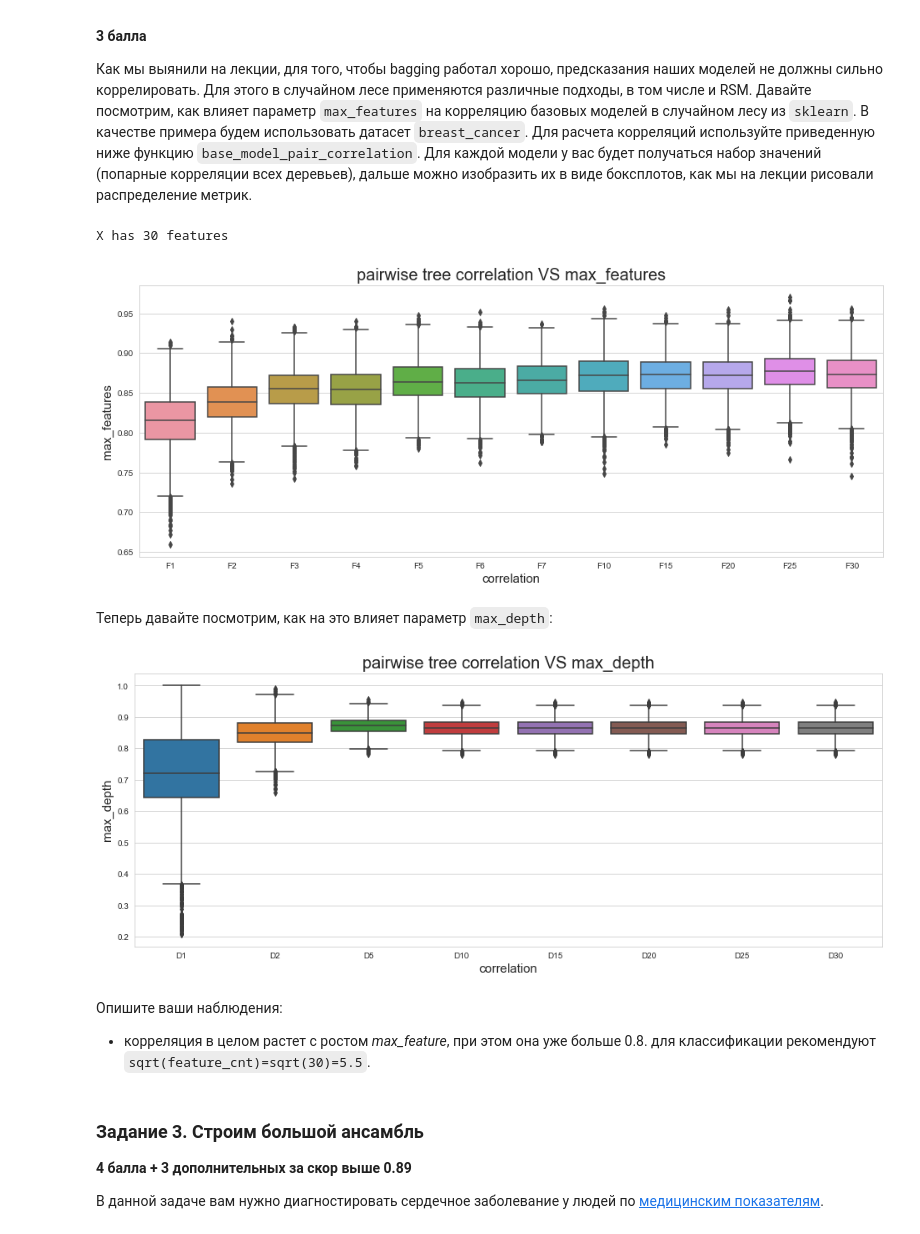
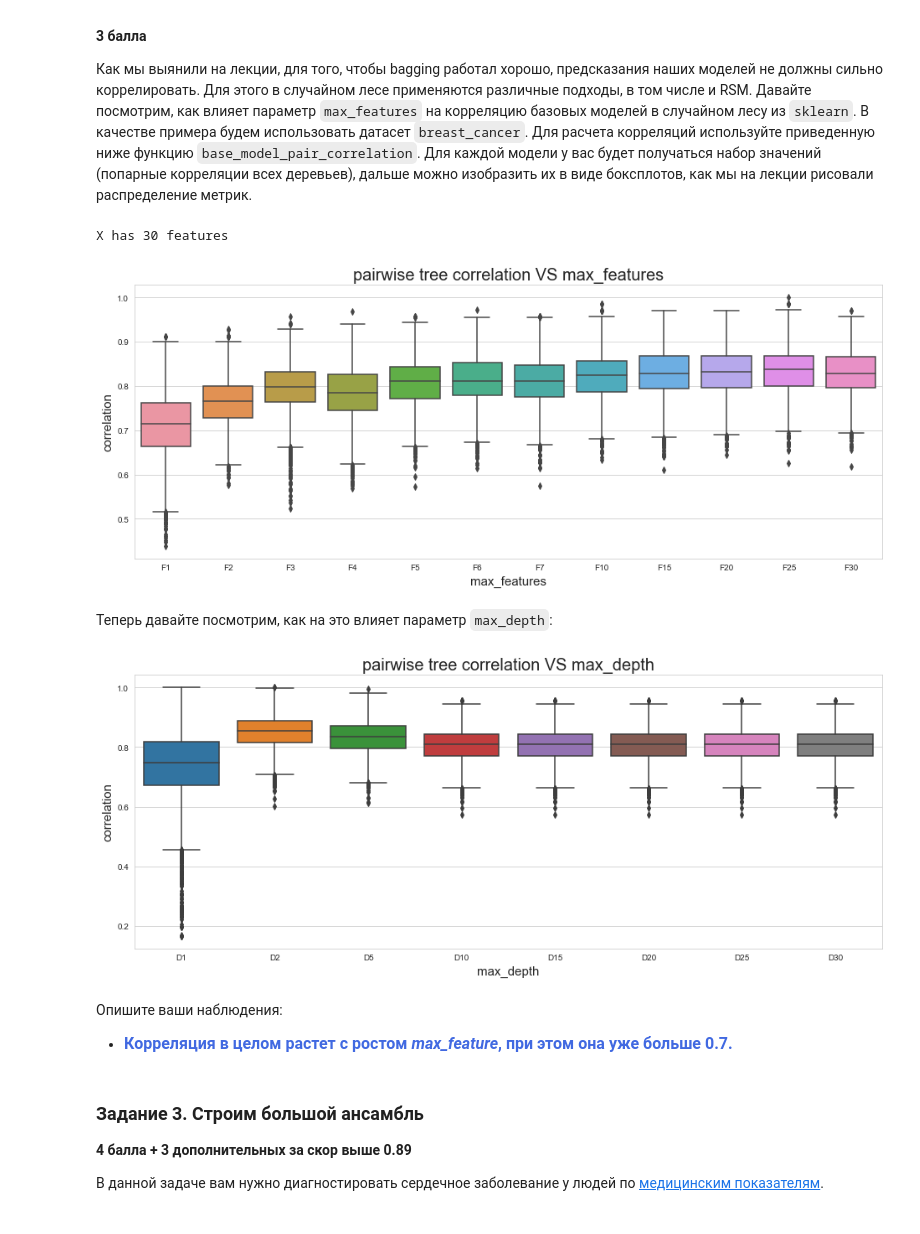
Before and after one commit to Tatiana-kik/BI_ML_2021, a Jupyter notebook: lesson_5_ensembles/HW5_Ensembles.ipynb, the cells around one changed output. Drawn from its saved outputs; the diff is of its cells as text; code cells hidden in the pictures.

````diff
--- a/lesson_5_ensembles/Ensembles_2.ipynb
+++ b/lesson_5_ensembles/HW5_Ensembles.ipynb
@@ -401,10 +401,10 @@ y = breast_cancer.target
 X_train, X_test, y_train, y_test = train_test_split(X, y, random_state=42)
 # %%
 ## ENTER YOUR CODE HERE (/¯◡ ‿ ◡)/¯☆*##
-# %%
-print(f"X has {X.shape[1]} features")
-# %% [output]
-X has 30 features
+# %%
+print(f"X has {X.shape[1]} features")
+# %% [output]
+X has 30 features
 # %%
 plt.figure(figsize=(16,6))
 x_plot = []
@@ -413,18 +413,18 @@ y_plot = []
 for max_features in [1, 2, 3, 4, 5, 6, 7, 10, 15, 20, 25, 30]:
     clf = RandomForestClassifier(n_estimators=100, max_features=max_features, random_state = 42)
     clf.fit(X_train, y_train)
-    corr = base_model_pair_correlation(clf, X)
+    corr = base_model_pair_correlation(clf, X_test)
     y_plot.append(corr)
     x_plot += [f"F{max_features}"]*len(corr)
 
 sns.boxplot(y=np.concatenate(y_plot), x=x_plot)
 
-plt.xlabel("correlation", size=15)
-plt.ylabel("max_features", size=15)
+plt.ylabel("correlation", size=15)
+plt.xlabel("max_features", size=15)
 plt.title("pairwise tree correlation VS max_features", size=20)
 plt.show()
 # %% [output]
-[figure, old version]
+[figure, new version]
 # %% [markdown]
 Теперь давайте посмотрим, как на это влияет параметр `max_depth`:
 # %%
@@ -432,27 +432,27 @@ plt.show()
 # %%
 plt.figure(figsize=(16,6))
 x_plot = []
 y_plot = []
 
 for max_depth in [1, 2, 5, 10, 15, 20, 25, 30]:
     clf = RandomForestClassifier(n_estimators=100, max_depth=max_depth, random_state = 42)
     clf.fit(X_train, y_train)
-    corr = base_model_pair_correlation(clf, X)
+    corr = base_model_pair_correlation(clf, X_test)
     y_plot.append(corr)
     x_plot += [f"D{max_depth}"]*len(corr)
 
 sns.boxplot(y=np.concatenate(y_plot), x=x_plot)
 
-plt.xlabel("correlation", size=15)
-plt.ylabel("max_depth", size=15)
+plt.ylabel("correlation", size=15)
+plt.xlabel("max_depth", size=15)
 plt.title("pairwise tree correlation VS max_depth", size=20)
 plt.show()
 # %% [output]
-[figure, old version]
+[figure, new version]
 # %% [markdown]
 Опишите ваши наблюдения:
 
-* корреляция в целом растет с ростом _max_feature_, при этом она уже больше 0.8. для классификации рекомендуют ```sqrt(feature_cnt)=sqrt(30)=5.5```.
+* <font size=3 color='royalblue'><b>Корреляция в целом растет с ростом _max_feature_, при этом она уже больше 0.7.</b></font>
 # %% [markdown]
 ### Задание 3. Строим большой ансамбль
 
````
Also changed, not shown: parts of 86 cells of this notebook, 1 other file.
